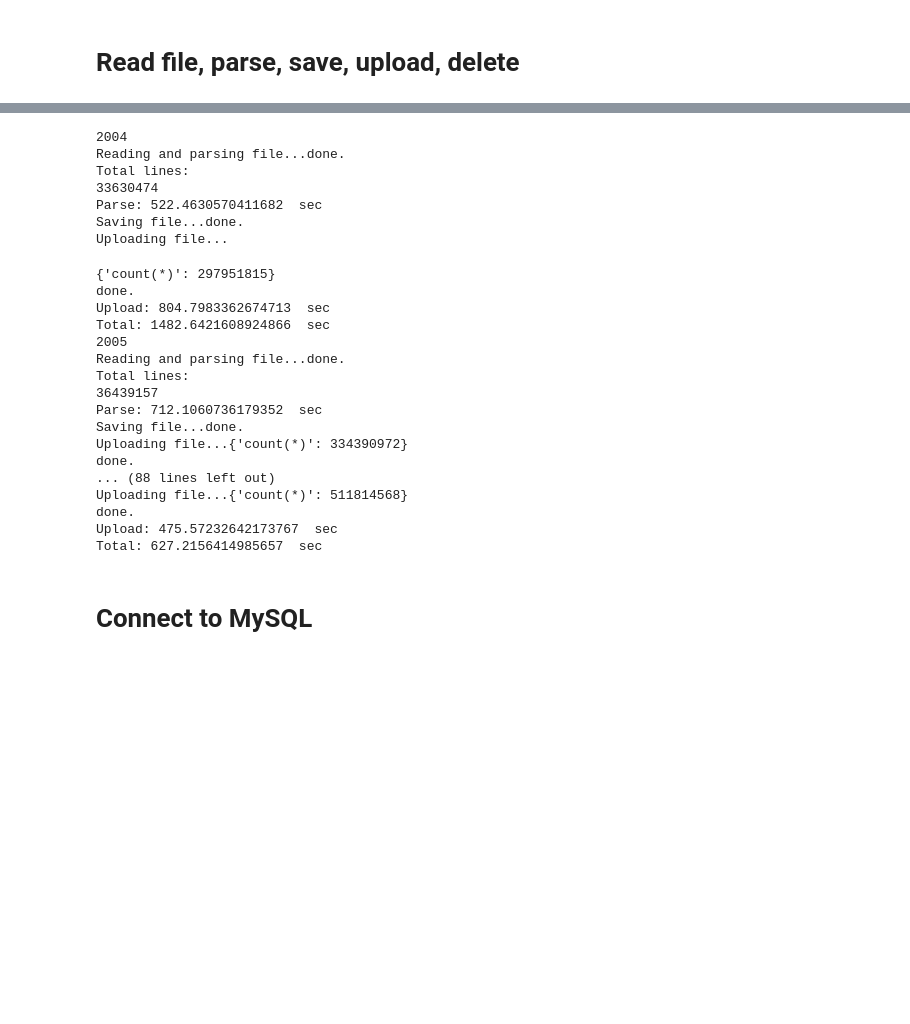
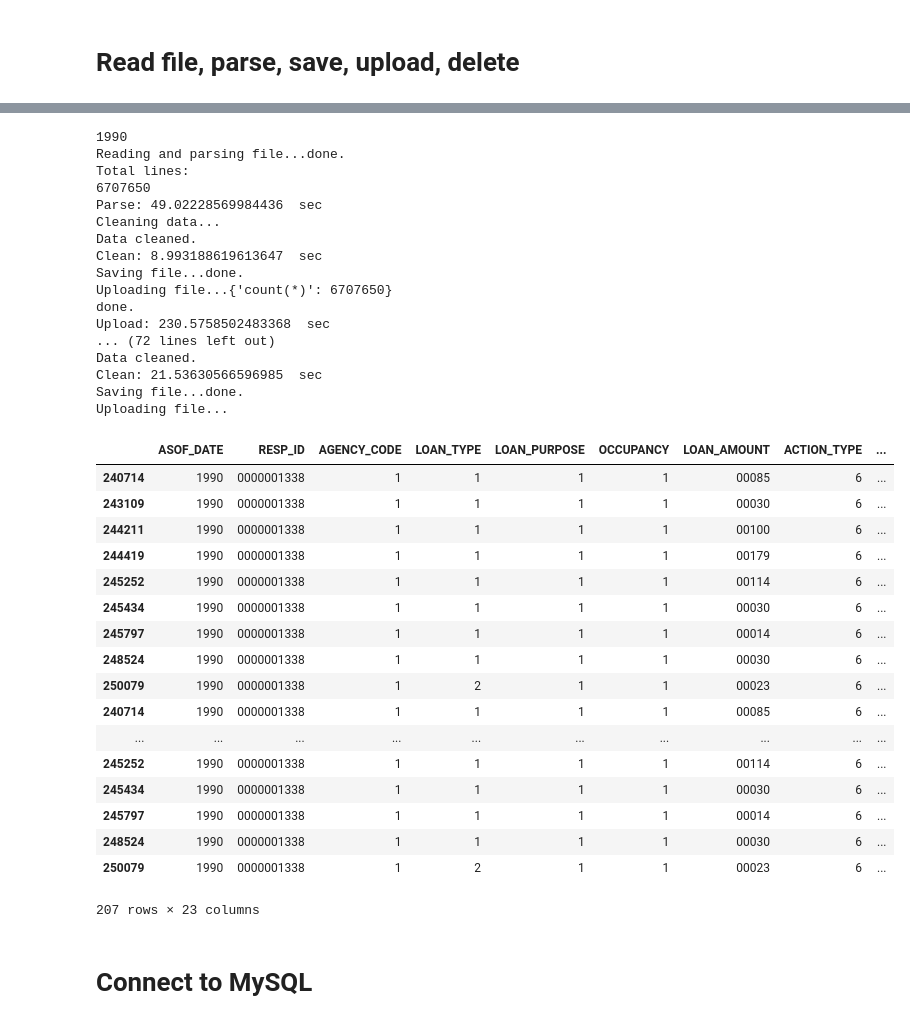
Before and after one commit to elmathioso/hmda, a Jupyter notebook: 0_ParseData1990+.ipynb, the cells around one changed output, grey strips where cells are left out. Drawn from its saved outputs; the diff is of its cells as text; code cells hidden in the pictures; blank space fills up the shorter version.

```diff
--- a/0_ParseData1990+.ipynb
+++ b/0_ParseData1990+.ipynb
@@ -21,14 +22,14 @@ from sqlalchemy import create_engine
 # MySQL Parameters
 DB_HOST = 'localhost'
 DB_USER = 'root'
-DB_PASS = ''
+DB_PASS = 'ceg2ececeg2ece'
 DB_NAME = 'hmda'
-
+DB_SECURE_FILE_PRIV = 'D:/sqldata/Uploads/'
 # Files location
-folder = "d:/data/HMDA/"
+folder = "F:/data/HMDA/"
 # %%
 # Create column format dictionary
-coldf = pd.read_csv('D:/data/HMDA/HMDA_columns_1990_2004.csv')
+coldf = pd.read_csv(folder + 'HMDA_columns_1990_2004.csv')
 cols = json.loads(coldf.to_json(orient='records'))
 # %%
 cols
@@ -262,6 +318,17 @@ for i in datarange:
     elapsed = parsedone - parsestart
     print("Parse:", str(elapsed), " sec")
 
+    # verify data
+    print("Cleaning data...")
+    cleanstart = time.time()
+
+    df = verifyData(df)
+    cleandone = time.time()
+    elapsed = cleandone - cleanstart
+    print("Data cleaned.")
+    print("Clean:", str(elapsed), " sec")
+
+
 
     # save
     print("Saving file...", end='')
@@ -272,6 +339,7 @@ for i in datarange:
     # upload
     print("Uploading file...", end='')
     uploadstart = time.time()
+
     manualUpload(filename + '.csv')
     uploaddone = time.time()
     elapsed = uploaddone - uploadstart
@@ -285,30 +353,44 @@ for i in datarange:
     elapsed = totaldone - totalstart
     print("Total:", str(elapsed), " sec")
 # %% [output]
-2004
+1990
 Reading and parsing file...done.
 Total lines:
-33630474
-Parse: 522.4630570411682  sec
+6707650
+Parse: 49.02228569984436  sec
+Cleaning data...
+Data cleaned.
+Clean: 8.993188619613647  sec
+Saving file...done.
+Uploading file...{'count(*)': 6707650}
+done.
+Upload: 230.5758502483368  sec
+... (72 lines left out)
+Data cleaned.
+Clean: 21.53630566596985  sec
 Saving file...done.
 Uploading file...
-{'count(*)': 297951815}
-done.
-Upload: 804.7983362674713  sec
-Total: 1482.6421608924866  sec
-2005
-Reading and parsing file...done.
-Total lines:
-36439157
-Parse: 712.1060736179352  sec
-Saving file...done.
-Uploading file...{'count(*)': 334390972}
-done.
-... (88 lines left out)
-Uploading file...{'count(*)': 511814568}
-done.
-Upload: 475.57232642173767  sec
-Total: 627.2156414985657  sec
+# %%
+df[df['RACE_APPLICANT'] == '\\']
+# %% [output]
+|  | ASOF_DATE | RESP_ID | AGENCY_CODE | LOAN_TYPE | LOAN_PURPOSE | OCCUPANCY | LOAN_AMOUNT | ACTION_TYPE | ... |
+| 240714 | 1990 | 0000001338 | 1 | 1 | 1 | 1 | 00085 | 6 | ... |
+| 243109 | 1990 | 0000001338 | 1 | 1 | 1 | 1 | 00030 | 6 | ... |
+| 244211 | 1990 | 0000001338 | 1 | 1 | 1 | 1 | 00100 | 6 | ... |
+| 244419 | 1990 | 0000001338 | 1 | 1 | 1 | 1 | 00179 | 6 | ... |
+| 245252 | 1990 | 0000001338 | 1 | 1 | 1 | 1 | 00114 | 6 | ... |
+| 245434 | 1990 | 0000001338 | 1 | 1 | 1 | 1 | 00030 | 6 | ... |
+| 245797 | 1990 | 0000001338 | 1 | 1 | 1 | 1 | 00014 | 6 | ... |
+| 248524 | 1990 | 0000001338 | 1 | 1 | 1 | 1 | 00030 | 6 | ... |
+| 250079 | 1990 | 0000001338 | 1 | 2 | 1 | 1 | 00023 | 6 | ... |
+| 240714 | 1990 | 0000001338 | 1 | 1 | 1 | 1 | 00085 | 6 | ... |
+| ... | ... | ... | ... | ... | ... | ... | ... | ... | ... |
+| 245252 | 1990 | 0000001338 | 1 | 1 | 1 | 1 | 00114 | 6 | ... |
+| 245434 | 1990 | 0000001338 | 1 | 1 | 1 | 1 | 00030 | 6 | ... |
+| 245797 | 1990 | 0000001338 | 1 | 1 | 1 | 1 | 00014 | 6 | ... |
+| 248524 | 1990 | 0000001338 | 1 | 1 | 1 | 1 | 00030 | 6 | ... |
+| 250079 | 1990 | 0000001338 | 1 | 2 | 1 | 1 | 00023 | 6 | ... |
+207 rows × 23 columns
 # %% [markdown]
 # Connect to MySQL
 # %% [markdown]
```
Also changed, not shown: parts of 16 cells of this notebook, 5 other files.
